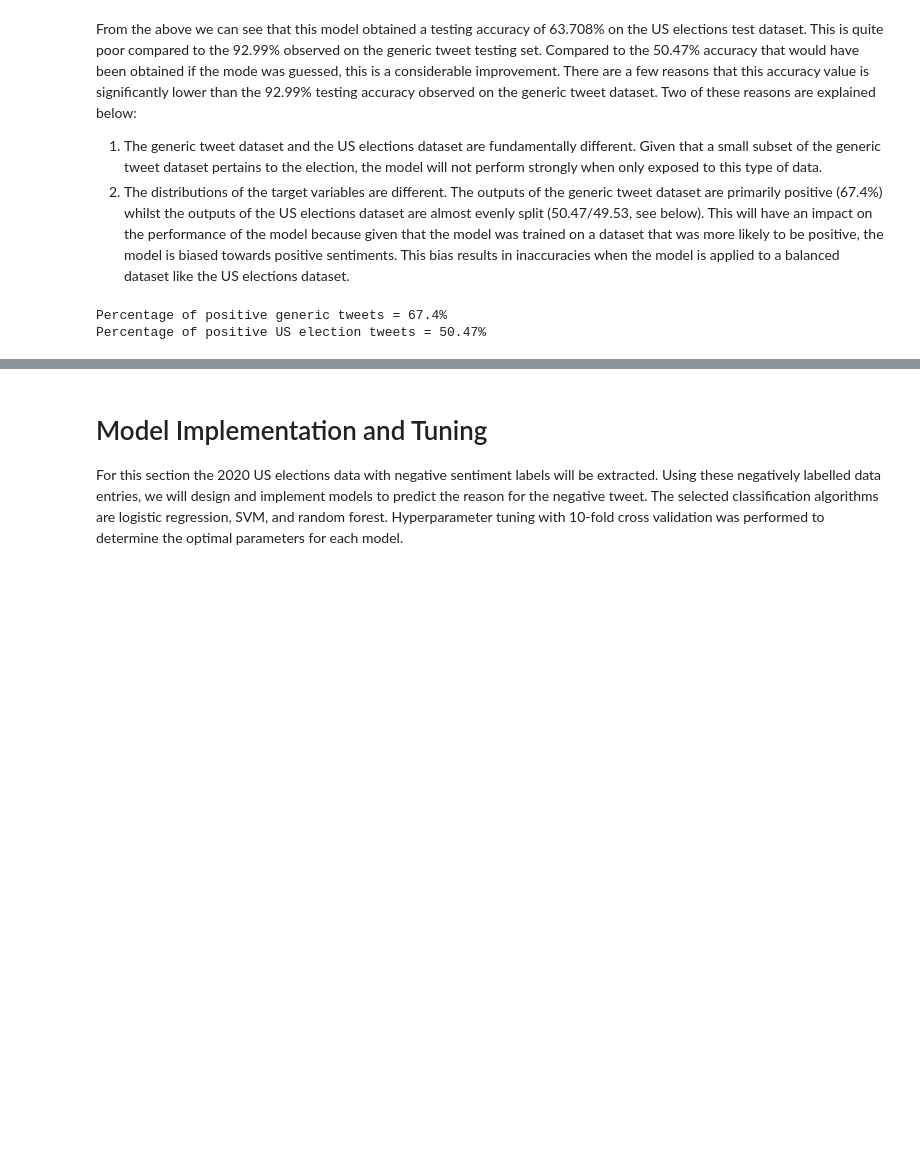
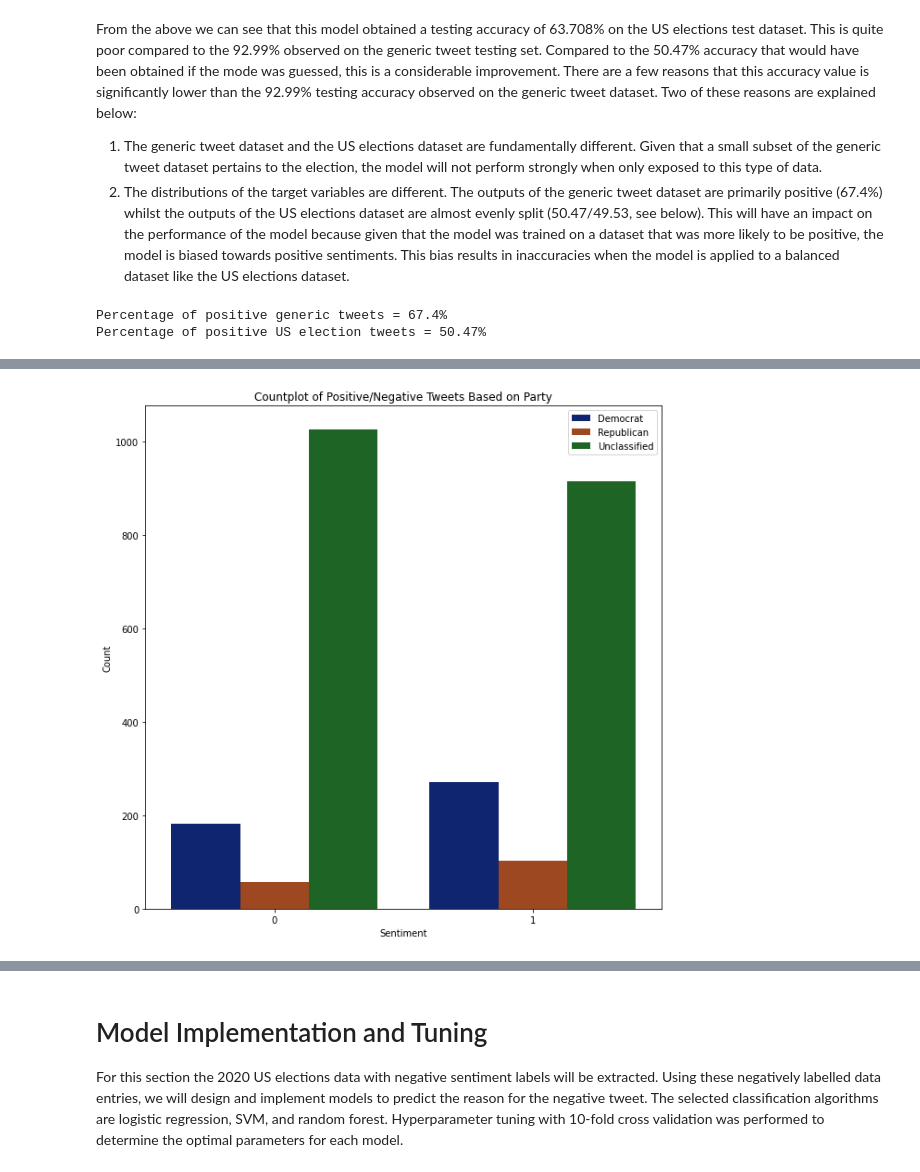
Before and after one commit to atkinssamuel/US-2020-twitter-NLP, a Jupyter notebook: project/atkins_1002951754_assignment3.ipynb, the cells around one changed output, grey strips where cells are left out. Cells and saved outputs as stored; diff of their text form; code cells hidden in the pictures; blank space fills up the shorter version.

```diff
--- a/project/atkins_1002951754_assignment3.ipynb
+++ b/project/atkins_1002951754_assignment3.ipynb
@@ -912,0 +981,13 @@ Percentage of positive US election tweets = 50.47%
+# %%
+democrat = us_df[us_df["party"] == 0]
+repub = us_df[us_df["party"] == 1]
+
+plt.figure(figsize=(10, 10))
+sns.countplot(x="sentiment", data=us_df, hue="party", palette="dark")
+plt.legend(["Democrat", "Republican", "Unclassified"])
+plt.title("Countplot of Positive/Negative Tweets Based on Party")
+plt.xlabel("Sentiment")
+plt.ylabel("Count")
+plt.show()
+# %% [output]
+[figure, added]
```
Also changed, not shown: parts of 6 cells of this notebook.
